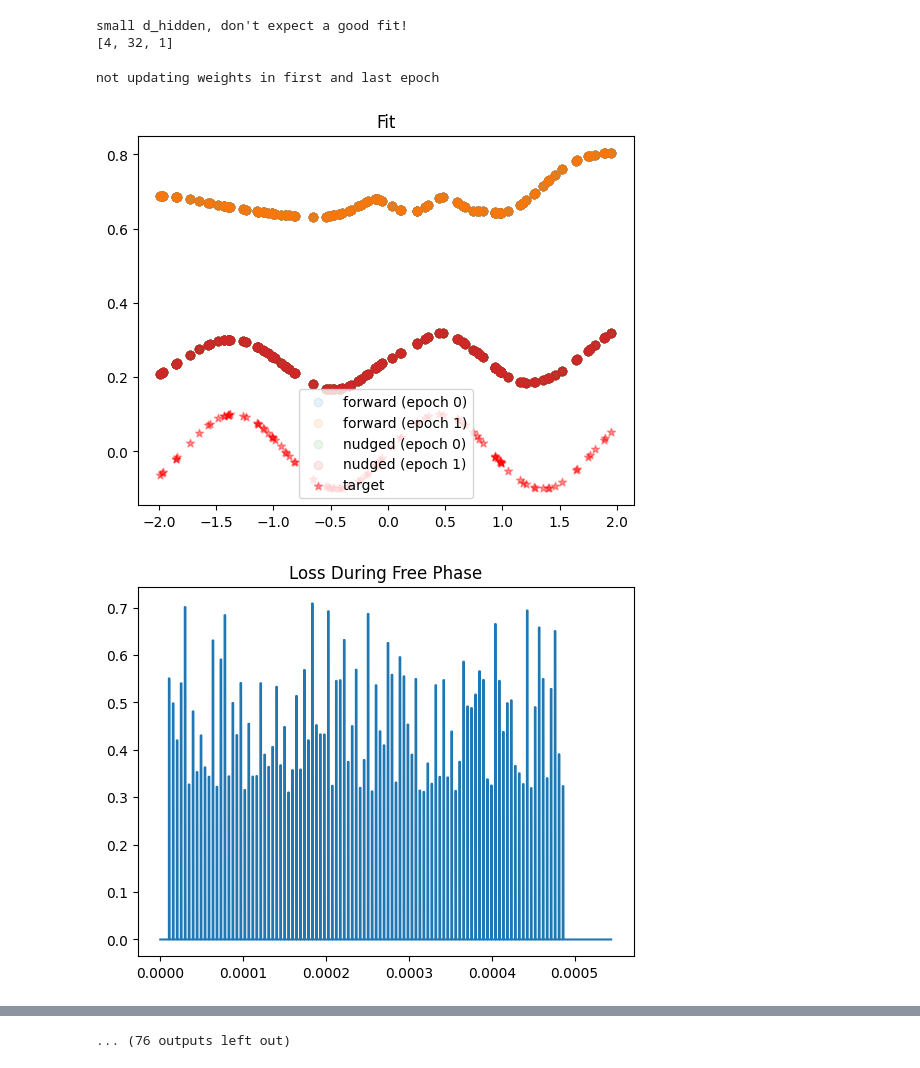
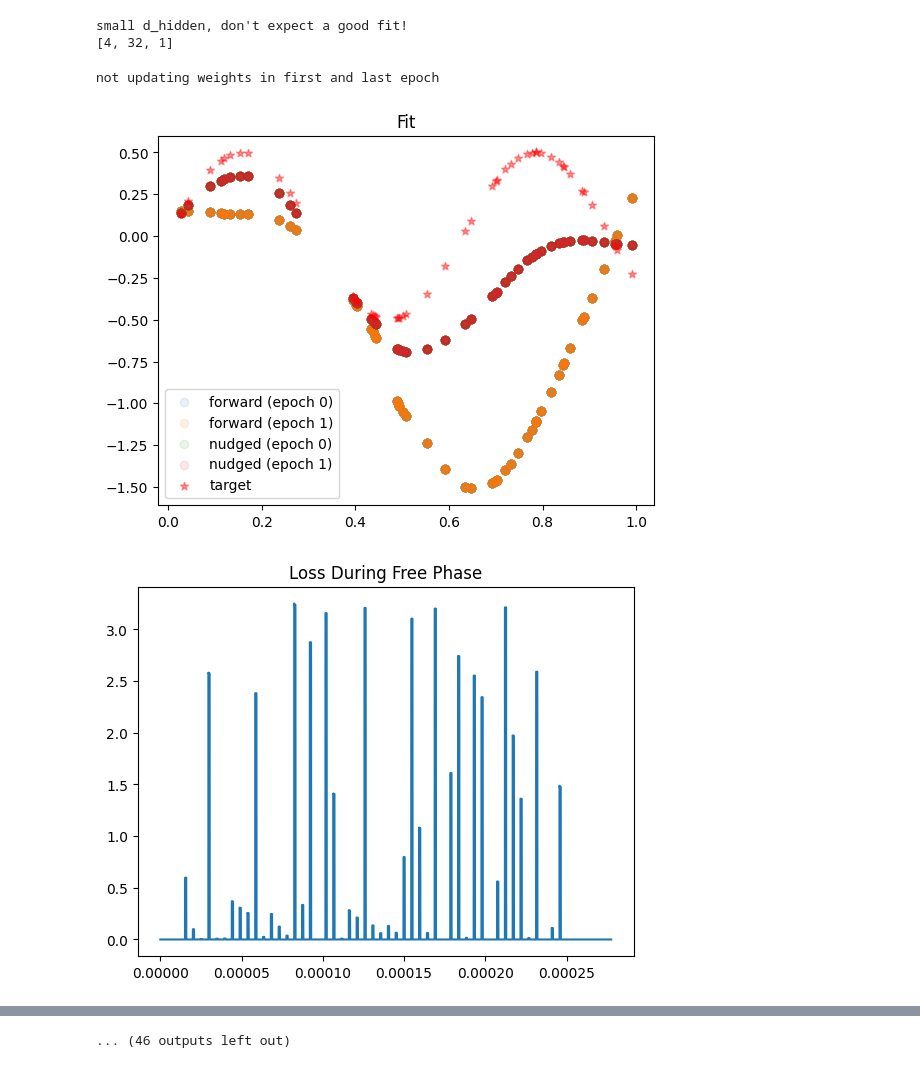
Before and after one commit to Jonas-Metzger/analog-mlp-circuit, a Jupyter notebook: analogmlp.ipynb, the cells around one changed output, grey strips where cells are left out. Cells and saved outputs as stored; diff of their text form; code cells hidden in the pictures.

```diff
--- a/analogmlp.ipynb
+++ b/analogmlp.ipynb
@@ -16,30 +16,31 @@ import numpy as np
 class Synapse(SubCircuitFactory):
     def __init__(self, cap, symmetrize=False):
         self.NAME = 'synapse'
-        self.NODES = ('WWL', 'WBL', 'RIN', 'ROUT', 'REF')
+        self.NODES = ('WWL', 'WBL', 'RIN', 'ROUT')
         super().__init__()
 
         self.S('write_nfet', 'MEM', 'WBL', 'WWL', self.gnd, model='switch')
         #self.X('write_nfet', 'sky130_fd_pr__nfet_01v8', 'WBL', 'WWL', 'MEM', '0', l=0.15, w=1.0)
-        self.C('cap', 'MEM', 'REF', cap, model='capacitor')
+        self.C('cap', 'MEM', 'ROUT', cap, model='capacitor')
         if not symmetrize:
-            self.X('read_nfet', 'sky130_fd_pr__nfet_01v8', 'RIN2', 'MEM', 'ROUT', 'REF', l=0.15, w=1.0)
+            self.X('read_nfet', 'sky130_fd_pr__nfet_01v8', 'RIN', 'MEM', 'ROUT2', 'ROUT2', l=0.15, w=1.0) # d g s b
         else:
-            self.X('read_nfet1', 'sky130_fd_pr__nfet_01v8', 'RIN2', 'MEM', 'REF', 'REF', l=0.15, w=1.0)
-            self.X('read_nfet2', 'sky130_fd_pr__nfet_01v8', 'REF', 'MEM', 'ROUT', 'REF', l=0.15, w=1.0)
-        self.R('sourcedegenerate', 'RIN', 'RIN2', 100@u_Ohm)
-        self.R('shortcut', 'RIN', 'ROUT', 10000@u_Ohm)
+            raise NotImplementedError("Symmetrized synapse not implemented")
+            #self.X('read_nfet1', 'sky130_fd_pr__nfet_01v8', 'RIN2', 'MEM', 'RIN2', 'RIN2', l=0.15, w=1.0)
+            #self.X('read_nfet2', 'sky130_fd_pr__nfet_01v8', 'RIN2', 'MEM', 'ROUT', 'RIN2', l=0.15, w=1.0)
+        self.R('sourcedegenerate', 'ROUT2', 'ROUT', 300@u_Ohm)
+        #self.R('shortcut', 'RIN2', 'ROUT', 10000@u_Ohm)
 
 # Amplifier: a (linear) activation function between layers, amplifying voltages forward and currents backward
 class Amplifier(SubCircuitFactory):
-    def __init__(self, name, v_gain, i_gain, shift, lower=None, upper=None, Vth=0.75):
+    def __init__(self, name, v_gain, lower=None, upper=None, Vth=0.75):
         self.NAME = name
         self.NODES = ('IN', 'OUT')
         super().__init__()
-        if (v_gain is not None) and (i_gain is not None):
+        if (v_gain is not None):
             self.B('vcvs', 'OUT', self.gnd, voltage_expression=f'{{{v_gain} * V(IN)}}')
             #self.B('vcvs', 'OUT', self.gnd, voltage_expression=f'{{{v_gain} * min(max(V(IN), {lower if lower is not None else -10}), {upper if upper is not None else 10})}}')
-            self.B('cccs', 'INN', self.gnd, current_expression=f'{{{-i_gain} * I(Bvcvs)}}') #{{{-1/gain} * I(Bvcvs)}}
+            self.B('cccs', 'INN', self.gnd, current_expression=f'{{{-1/v_gain} * I(Bvcvs)}}') #{{{-1/gain} * I(Bvcvs)}}
         else:
             self.R("short", "INN", "OUT", 0.0@u_Ohm) # shorting, should be equivalent to gain=1
         self.R("meas", "IN", "INN", 0.001@u_Ohm)
@@ -84,7 +85,10 @@ class Crossbar(SubCircuitFactory):
         for i in range(W.shape[0]):
             for j in range(W.shape[1]):
                 row, col = (j, i) if t else (i, j)
-                self.X(f'W_I{i}_J{j}', 'synapse', f'WWL_{row}', f'WBL_{col}', f'RIN_{i}', f'ROUT_{j}', f'REF_I{i}_J{j}') # the synapse
+                if alternate_ref and (i%2==1): # reverse the source/drain for every other row
+                    self.X(f'W_I{i}_J{j}', 'synapse', f'WWL_{row}', f'WBL_{col}', f'ROUT_{j}', f'RIN_{i}')
+                else:
+                    self.X(f'W_I{i}_J{j}', 'synapse', f'WWL_{row}', f'WBL_{col}', f'RIN_{i}', f'ROUT_{j}')
                 if alternate_ref:
                     self.R(f'ref_I{i}_J{j}', f'REF_I{i}_J{j}', f'RIN_{i}' if i%2==1 else f'ROUT_{j}', 0) # REF_i_j = the source (lower voltage side) of the read_nfet
                     self.R(f'antiref_I{i}_J{j}', f'ANTIREF_I{i}_J{j}', f'ROUT_{j}' if i%2==1 else f'RIN_{i}', 0) # ANTIREF_i_j = the drain (higher voltage side) of the read_nfet
@@ -147,13 +151,13 @@ class MSELoss(SubCircuitFactory):
             #self.B(f"NUDGE_{i}", f"PRED_{i}_NUDGED", self.gnd, current_expression=f"{{-{lr} * (V(Y_{i})-V(PRED_{i}_FREE)) * V(NUDGED)}}")
             #self.B(f"NUDGE_{i}", f"PRED_{i}_NUDGED", self.gnd, voltage_expression=f"{{V(PRED_{i}_FREE) + {lr} * (V(Y_{i})-V(PRED_{i}_FREE))}}")
             self.B(f"NUDGE_{i}", f"NUDGE_{i}", self.gnd, voltage_expression=f"{{V(Y_{i})}}")
-            self.R(f"NUDGE_{i}", f"PRED_{i}_NUDGED", f"NUDGE_{i}", 50@u_Ohm)
+            self.R(f"NUDGE_{i}", f"PRED_{i}_NUDGED", f"NUDGE_{i}", 1/lr@u_Ohm)
             LOSS += f"+ ( V(Y_{i}) - V(PRED_{i}) )**2"
         self.B("LOSS", "LOSS", self.gnd, voltage_expression=f"{{{LOSS[1:]}}}")
 
 
 class MLP(SubCircuitFactory):
-    def __init__(self, weights, X, Y, rows_to_update, lr, v_gain, i_gain, shift, cap=0.05@u_pF, t_period=1600@u_ns, t_change=40@u_ns, t_offset=80@u_ns, alternate=True, max_act=0.5):
+    def __init__(self, weights, X, Y, rows_to_update, lr, v_gain, cap=0.05@u_pF, t_period=1600@u_ns, t_change=40@u_ns, t_offset=80@u_ns, alternate=True, max_act=0.5):
         self.NAME   = 'mlp'
         self.NODES = ['NUDGED', 'FREE', 'UPDATE']
         self.NODES += [f'X_{i}' for i in range(dims[0])]
@@ -163,9 +167,9 @@ class MLP(SubCircuitFactory):
         self.model('diode', 'D')
         self.model('capacitor', 'C')
         self.subcircuit(Synapse(cap=cap, symmetrize=not alternate))
-        self.subcircuit(Amplifier('amp_lin', v_gain, i_gain, shift,))
-        self.subcircuit(Amplifier('amp_pos', v_gain, i_gain, shift, lower=0., upper=max_act))
-        self.subcircuit(Amplifier('amp_neg', v_gain, i_gain, shift, upper=0., lower=-max_act if max_act is not None else None))
+        self.subcircuit(Amplifier('amp_lin', v_gain))
+        self.subcircuit(Amplifier('amp_pos', v_gain, lower=0., upper=max_act))
+        self.subcircuit(Amplifier('amp_neg', v_gain, upper=0., lower=-max_act if max_act is not None else None))
         self.subcircuit(Optimizer(cap=cap))
 
         max_rows = max(min(W.shape) for W in weights)
@@ -308,14 +312,15 @@ def plot_analyses(analyses):
             plt.show()
 
 # initialize data
-n = 100
-X = (torch.rand(n, 2)-0.5)*2
+n = 50
+#X = (torch.rand(n, 2)-0.5)*2
+X = torch.rand(n, 2)
 X[:,1:2] = 1
 #sort = X[:,0].argsort()
 #X = X[sort]
-Y = (X[:,0:1]*7).sin()*0.1 #+ 0.2
+Y = (X[:,0:1]*10).sin()*0.5 #+ 0.2
 
-X *= 2.0
+X *= 1.0
 
 # initialize network parameters
 dims = [X.shape[1]*2, 32, Y.shape[1]] # input, hidden, output (both X and Y are 1d, but computed as difference between two positive outputs)
@@ -331,11 +336,9 @@ weights = [torch.rand(d_in, d_out)*1 + 0.7 for l, (d_in, d_out) in enumerate(zip
 initial_weights = [_.clone() for _ in weights]
 
 # initialize training hyperparameters
-epochs = 6#6#25#8
-lr = 0.004 #0.05#1#10.10005
-v_gain = 8 #0.2#4#4#2#2#0.1 #0.6# from 1 <<<<,
-i_gain = 1/v_gain if v_gain is not None else None#5
-shift = 0
+epochs = 10
+lr = 0.01 # inverse of nudging resistance (1/Ohm)
+v_gain = 20
 
 # silence xyce warnings
 logging.basicConfig(filename='pyspice_warnings.log', level=logging.WARNING, format='%(asctime)s - %(name)s - %(levelname)s - %(message)s')
@@ -360,33 +363,33 @@ try:
 
         # run transient simulation of current epoch
         progress.set_description(f"--- preparing epoch {epoch}")
         circuit = Circuit('Crossbar Circuit')
         circuit.lib(f'/root/miniforge3/share/pdk/sky130A/libs.tech/ngspice/sky130.lib.spice', 'tt')
         circuit.subcircuit(mlp := MLP(
-            weights, X, Y, rows_to_update, lr, v_gain, i_gain, shift, alternate=True, max_act=None
+            weights, X, Y, rows_to_update, lr, v_gain, alternate=True, max_act=None
         ))
         circuit.X('mlp', 'mlp', *mlp.NODES)
         simulator = circuit.simulator(simulator="xyce-parallel")
         progress.set_description(f"----- running epoch {epoch}")
         analysis = simulator.transient(step_time=20@u_ns, end_time=mlp.duration * 1.01)
         progress.set_description(f"----- saving epoch {epoch}")
         analyses.append(analysis)
 
         # set parameter variables to the most recent values
         time = np.array(analysis.time)
         for l in range(len(weights)):
             for i in range(weights[l].shape[0]):
                 for j in range(weights[l].shape[1]):
                     weights[l][i, j] = (analysis[f"XMLP:XLAYER_L{l}:XW_I{i}_J{j}:MEM"] - analysis[f"XMLP:XLAYER_L{l}:REF_I{i}_J{j}"])[-10:].mean().item()
 
         plot_analyses(analyses)
 except KeyboardInterrupt:
     print("Graceful Exit.")
 
 print('done')
 # %% [output]
 small d_hidden, don't expect a good fit!
 [4, 32, 1]
 not updating weights in first and last epoch
-[figure, old version]
+[figure, new version]
-[figure, old version]
+[figure, new version]
@@ -401 +404 @@ not updating weights in first and last epoch
-... (76 outputs left out)
+... (46 outputs left out)
```
Also changed, not shown: parts of 1 cell of this notebook, 2 other files.
